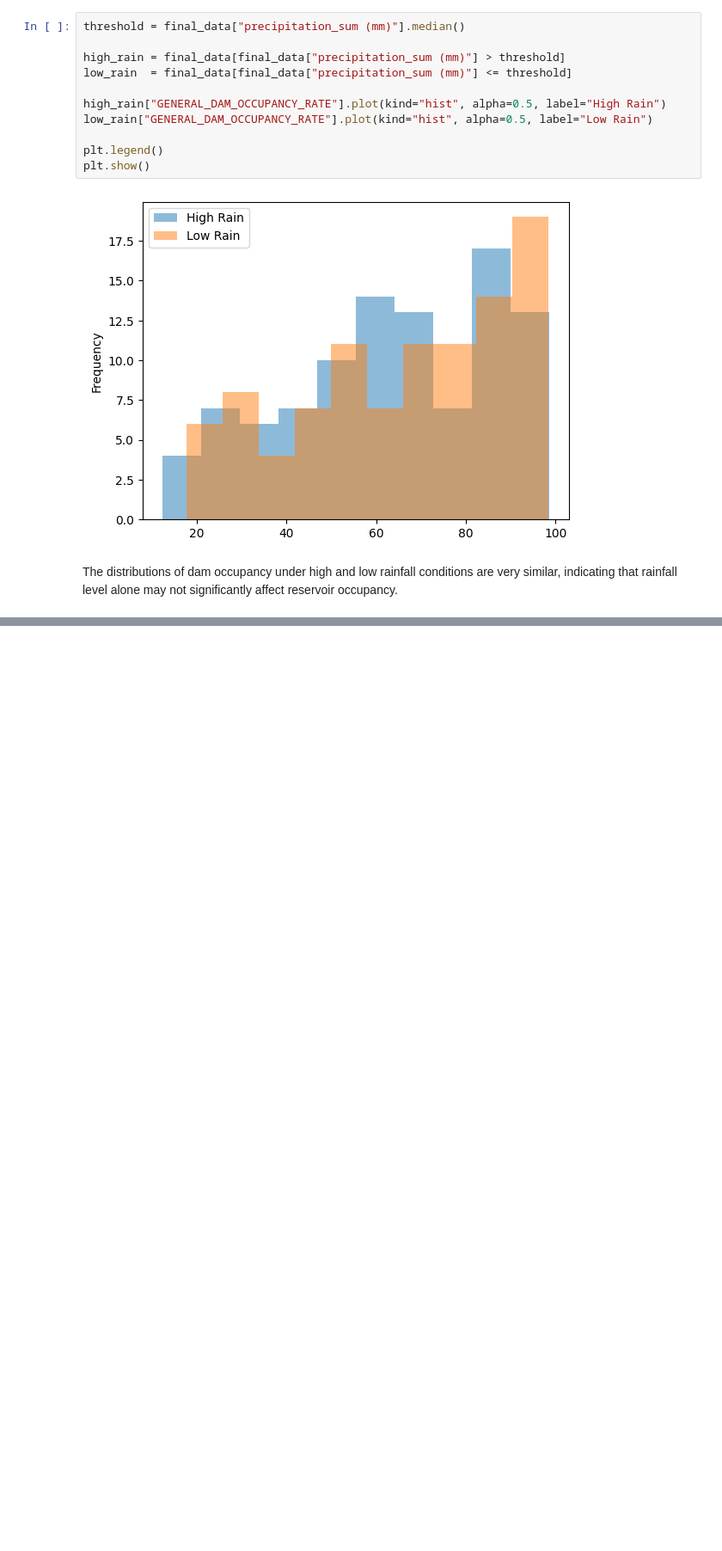
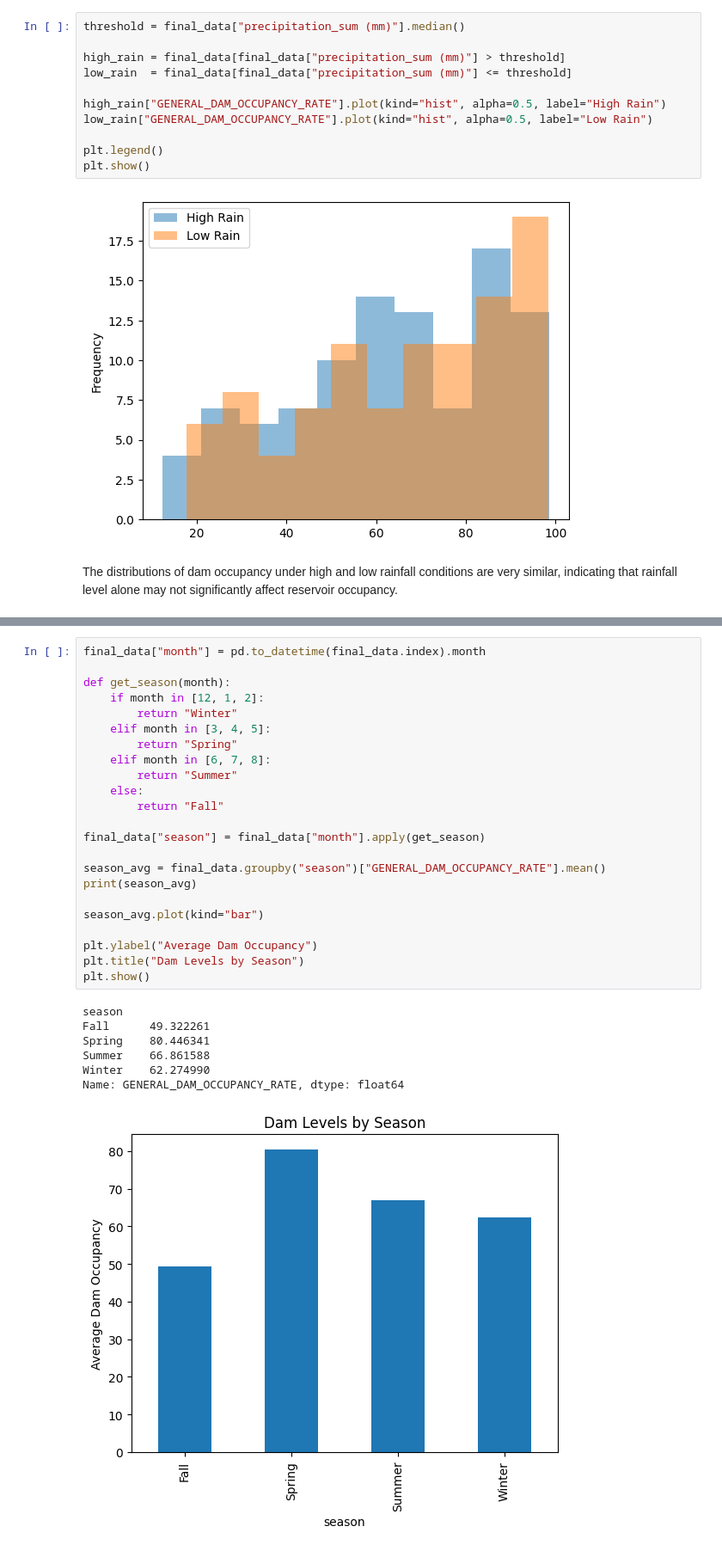
Before and after one commit to aysenuruyar-rgb/DSA210-Proj, a Jupyter notebook: notebook/02_eda.ipynb, the cells around one changed output, grey strips where cells are left out. Shown at 86% size. Saved outputs shown, nothing was run; the diff lists cells and outputs as text; blank space fills up the shorter version.

```diff
--- a/notebook/02_eda.ipynb
+++ b/notebook/02_eda.ipynb
@@ -117,0 +150,31 @@ The distributions of dam occupancy under high and low rainfall conditions are ve
+# %%
+final_data["month"] = pd.to_datetime(final_data.index).month
+
+def get_season(month):
+    if month in [12, 1, 2]:
+        return "Winter"
+    elif month in [3, 4, 5]:
+        return "Spring"
+    elif month in [6, 7, 8]:
+        return "Summer"
+    else:
+        return "Fall"
+
+final_data["season"] = final_data["month"].apply(get_season)
+
+season_avg = final_data.groupby("season")["GENERAL_DAM_OCCUPANCY_RATE"].mean()
+print(season_avg)
+
+season_avg.plot(kind="bar")
+
+plt.ylabel("Average Dam Occupancy")
+plt.title("Dam Levels by Season")
+plt.show()
+# %% [output]
+season
+Fall      49.322261
+Spring    80.446341
+Summer    66.861588
+Winter    62.274990
+Name: GENERAL_DAM_OCCUPANCY_RATE, dtype: float64
+[figure, added]
```
Also changed, not shown: parts of 11 cells of this notebook.
